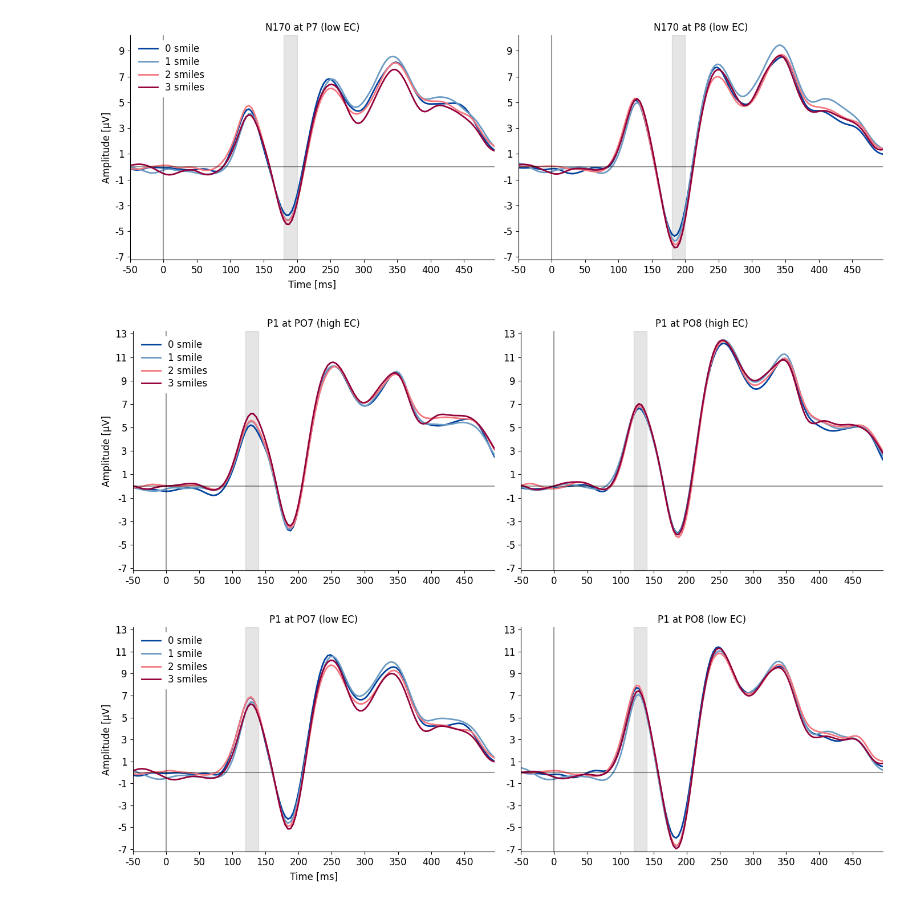
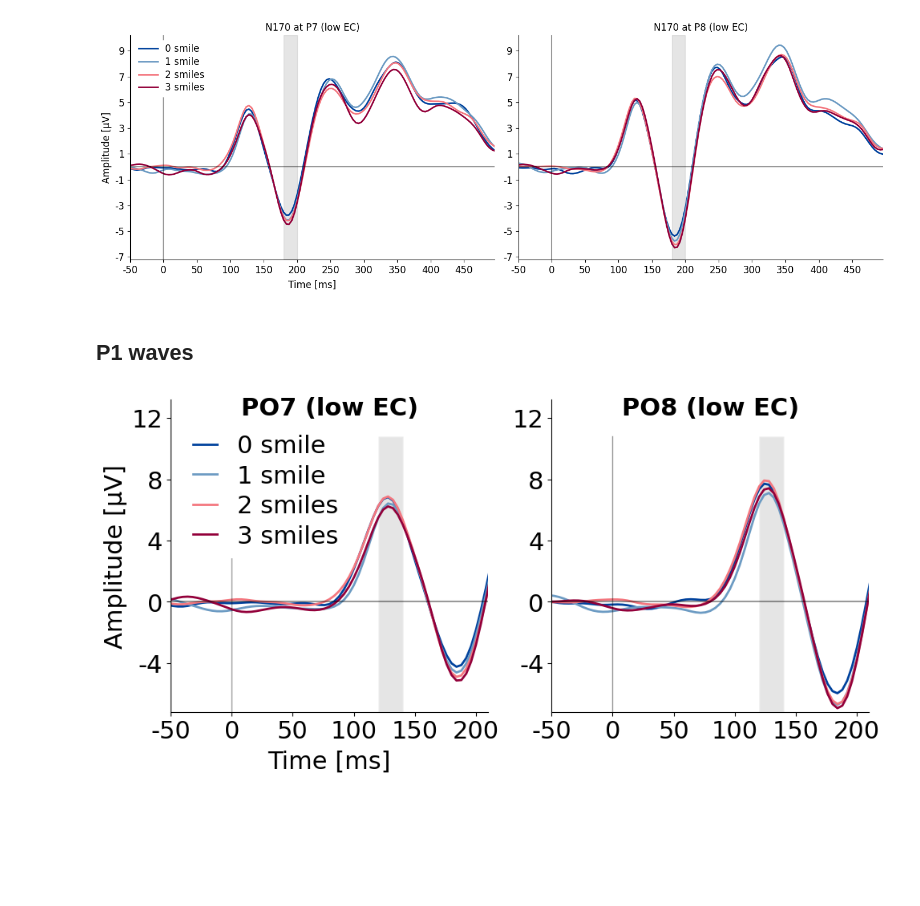
Before and after one commit to Kei-Kobayash/multiple_smiles, a Jupyter notebook: Smile_P1&N170.ipynb, the cells around one changed output. Drawn from its saved outputs; the diff is of its cells as text; code cells hidden in the pictures; blank space fills up the shorter version.

```diff
--- a/Smile_P1&N170.ipynb
+++ b/Smile_P1&N170.ipynb
@@ -633,11 +770,8 @@ ERP_wave("Smile#_ERP_high_EC.csv", [180, 200], "N170 at P8 (high EC)", ax2, *P8_
 
 plt.tight_layout()
 
-plt.savefig("smile#_ERP_high_EC_to496.png", format="png", dpi=500, bbox_inches = "tight")
+#plt.savefig("smile#_ERP_high_EC_to496.png", format="png", dpi=500, bbox_inches = "tight")
 
-fig, (ax3, ax4) = plt.subplots(nrows=1, ncols=2, figsize = (14, 5))
-#ERP_wave("Smile#_ERP_low_EC.csv", [120, 140], "P1 at PO7 (low EC)", *PO7_conditions)
-#ERP_wave("Smile#_ERP_low_EC.csv", [120, 140], "P1 at PO8 (low EC)", *PO8_conditions)
 ERP_wave("Smile#_ERP_low_EC.csv", [180, 200], "N170 at P7 (low EC)", ax3, *P7_conditions)
 ERP_wave("Smile#_ERP_low_EC.csv", [180, 200], "N170 at P8 (low EC)", ax4, *P8_conditions)
 plt.tight_layout()
@@ -645,6 +779,8 @@ plt.savefig("smile#_ERP_low_EC_to496.png", format="png", dpi=500, bbox_inches =
 # %% [output]
 [figure]
 [figure]
+# %% [markdown]
+## P1 waves
 # %%
 #ERP波形を描く（引数：）
 
@@ -654,57 +790,64 @@ def ERP_wave(csv_name,time_window, title, ax_n, *conditions):
 
   ##variables
   linewidth = 2
-  fontsize = 12
+  fontsize = 22
   span_color = "#808080"
   line_color = ["#00429d", "#6c9bc3", "#f4777f", "#93003a"]
 
-  time_list = list(range(-50, 496, 50))
+  time_list = list(range(-50, 220, 50))
   cond_names = ["0 smile", "1 smile", "2 smiles", "3 smiles"]
-  #fig, ax_n = plt.subplots(figsize=(4.3, 4.0))
 
   for cond, cond_name, n in zip(conditions, cond_names, list(range(0, len(conditions)))):
     ax_n.plot(df_smile_erp["time"], df_smile_erp[cond], label = cond_name,  linestyle = "-", color = line_color[n], linewidth = linewidth)
-  ax_n.set_xlim(-50, 496)
+  ax_n.set_xlim(-50, 210)
   ax_n.set_ylim(-7.2, 13.2)
   ax_n.spines["top"].set_visible(False)
   ax_n.spines["right"].set_visible(False)
 
   ax_n.axhline(y = 0, color = "black", alpha = 0.4)
-  ax_n.axvline(x = 0, color = "black", alpha = 0.4)
+  #ax_n.axvline(x = 0, color = "black", alpha = 0.4)
 
-  ax_n.axvspan(time_window[0], time_window[1], color = span_color, alpha = 0.2)
+  #ax_n.axvspan(time_window[0], time_window[1], color = span_color, alpha = 0.2)
+
+  from matplotlib.patches import Rectangle
+  rect1 = Rectangle((time_window[0], -7.2), time_window[1] - time_window[0], 18, linewidth=2, edgecolor="#FFFFFF", facecolor=span_color, alpha=0.2)
+  ax_n.add_patch(rect1)
+
+  ax_n.plot([0, 0], [-7.2, 18-7.2], color='black', linestyle='-', linewidth=1, alpha = 0.4)
 
   ax_n.set_xticks(time_list)
   ax_n.set_xticklabels(time_list, fontsize = fontsize)
-  ax_n.set_yticks(list(range(-7, 14, 2)))
-  ax_n.set_yticklabels(list(range(-7, 14, 2)), fontsize = fontsize)
-  ax_n.set_title(title)
+  ax_n.set_yticks(list(range(-4, 14, 4)))
+  ax_n.set_yticklabels(list(range(-4, 14, 4)), fontsize = fontsize)
+  ax_n.set_title(title, fontsize = fontsize, fontweight ="bold" , y = 0.93)
 
   if ax_n == ax1:
-    ax_n.legend(prop={"size": fontsize}, framealpha =1.0, edgecolor = "#FFFFFF", labelspacing = 0.28, numpoints=0.3, loc='upper left')
     ax_n.set_ylabel("Amplitude [μV]", fontsize = fontsize)
+    ax_n.set_xlabel("", fontsize = fontsize, labelpad = 6)
+    ax_n.set_xlabel("Time [ms]", fontsize = fontsize, labelpad = 6)
+  elif ax_n == ax2:
+    ax_n.set_xlabel("Time [ms]", fontsize = fontsize, labelpad = 6)
   elif ax_n == ax3:
-    ax_n.legend(prop={"size": fontsize}, framealpha =1.0, edgecolor = "#FFFFFF", labelspacing = 0.28, numpoints=0.3, loc='upper left')
+    ax_n.legend(prop={"size": fontsize}, framealpha =1.0, edgecolor = "#FFFFFF", labelspacing = 0.28, numpoints=0.3, loc='upper left', bbox_to_anchor = (0, 0.96), handlelength= 1.0)
     ax_n.set_xlabel("Time [ms]", fontsize = fontsize, labelpad = 6)
     ax_n.set_ylabel("Amplitude [μV]", fontsize = fontsize)
   #plt.savefig(title+ ".png", format="png", dpi=500, bbox_inches = "tight")
 
 #fig, (ax1, ax2, ax3, ax4) = plt.subplots(nrows=1, ncols=4, figsize = (14, 5))
-fig, (ax1, ax2) = plt.subplots(nrows=1, ncols=2, figsize = (14, 5))
+#fig, (ax1, ax2) = plt.subplots(nrows=1, ncols=2, figsize = (10, 5))
+fig, (ax3, ax4) = plt.subplots(nrows=1, ncols=2, figsize = (10, 5))
+ERP_wave("Smile#_ERP_high_EC.csv", [120, 140], "PO7 (high EC)", ax1, *PO7_conditions)
+ERP_wave("Smile#_ERP_high_EC.csv", [120, 140], "PO8 (high EC)", ax2, *PO8_conditions)
 
-ERP_wave("Smile#_ERP_high_EC.csv", [120, 140], "P1 at PO7 (high EC)", ax1, *PO7_conditions)
-ERP_wave("Smile#_ERP_high_EC.csv", [120, 140], "P1 at PO8 (high EC)", ax2, *PO8_conditions)
+#plt.tight_layout()
 
-plt.tight_layout()
+#plt.savefig("smile#_ERP_high_EC_to496_PO78.png", format="png", dpi=500, bbox_inches = "tight")
 
-plt.savefig("smile#_ERP_high_EC_to496_PO78.png", format="png", dpi=500, bbox_inches = "tight")
-
-fig, (ax3, ax4) = plt.subplots(nrows=1, ncols=2, figsize = (14, 5))
-ERP_wave("Smile#_ERP_low_EC.csv", [120, 140], "P1 at PO7 (low EC)", ax3, *PO7_conditions)
-ERP_wave("Smile#_ERP_low_EC.csv", [120, 140], "P1 at PO8 (low EC)", ax4, *PO8_conditions)
+#fig, (ax3, ax4) = plt.subplots(nrows=1, ncols=2, figsize = (14, 5))
+ERP_wave("Smile#_ERP_low_EC.csv", [120, 140], "PO7 (low EC)", ax3, *PO7_conditions)
+ERP_wave("Smile#_ERP_low_EC.csv", [120, 140], "PO8 (low EC)", ax4, *PO8_conditions)
 
 plt.tight_layout()
 plt.savefig("smile#_ERP_low_EC_to496_PO78.png", format="png", dpi=500, bbox_inches = "tight")
 # %% [output]
-[figure, old version]
+[figure, new version]
-[figure, removed]
```
Also changed, not shown: parts of 15 cells of this notebook.
